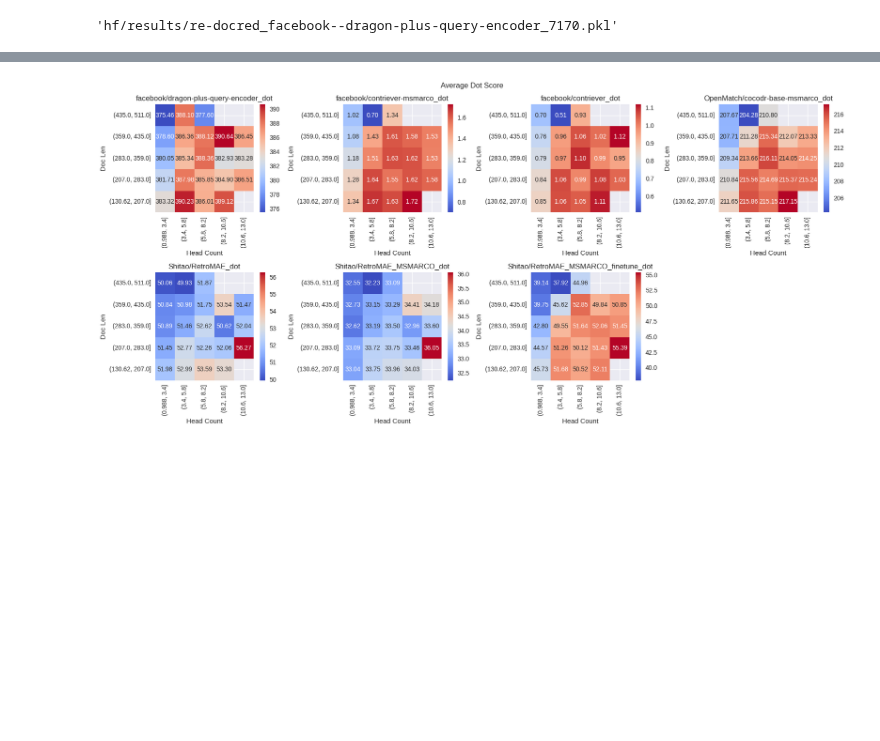
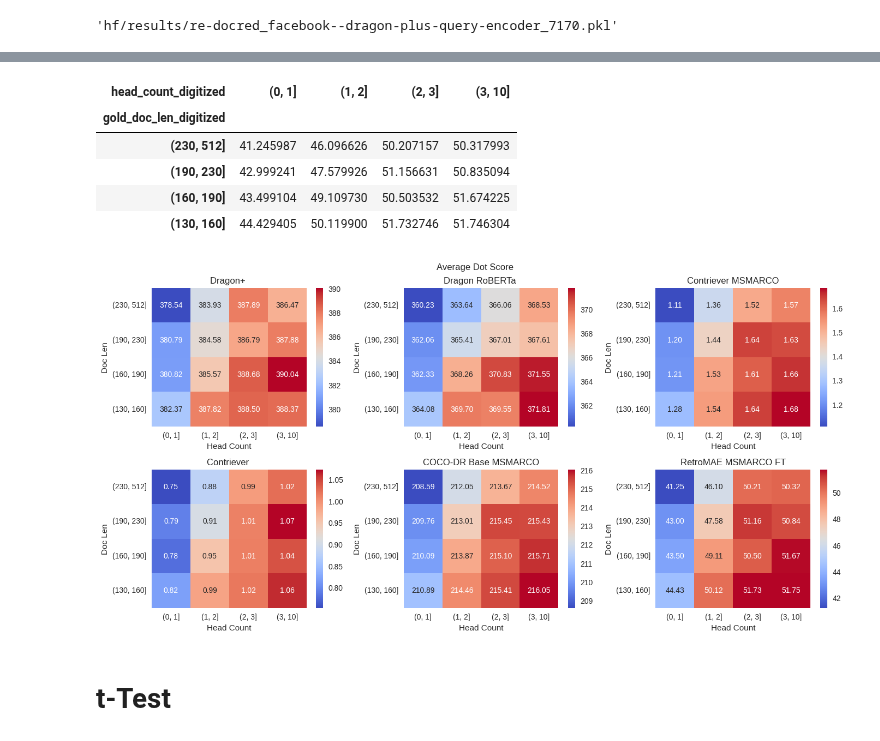
Before and after one commit to mohsenfayyaz/ColDeR, a Jupyter notebook: src/notebooks/Analysis_Repetition.ipynb, the cells around one changed output, grey strips where cells are left out. Saved outputs shown, nothing was run; the diff lists cells and outputs as text; code cells hidden in the pictures; blank space fills up the shorter version.

```diff
--- a/src/notebooks/Analysis_Repetition.ipynb
+++ b/src/notebooks/Analysis_Repetition.ipynb
@@ -44,18 +44,17 @@ df_raw.head(1)
 | 0 | test0 | When was Loud Tour published? | [Loud Tour] | {'Loud Tour': {'text': 'The Loud ... | {'len': 1000, 'max': 390.33786010... | {'Loud Tour': 390.3378601074219} | {'Loud Tour': 390.3378601074219, ... | ... |
 # %%
 class YourCustomDEModel:
-    def __init__(self, q_model, doc_model, pooling, sep: str = " ", **kwargs):
+    def __init__(self, q_model, doc_model, pooling, sep: str = " ", verbose=True, **kwargs):
         self.tokenizer = AutoTokenizer.from_pretrained(q_model)
         self.query_encoder = AutoModel.from_pretrained(q_model)
         self.context_encoder = AutoModel.from_pretrained(doc_model)
         self.pooling = pooling
         self.sep = sep
         self.device = "cuda" if torch.cuda.is_available() else "cpu"
+        self.verbose = verbose
 
     # Write your own encoding query function (Returns: Query embeddings as numpy array)
     def encode_queries(self, queries: List[str], batch_size=32, **kwargs) -> np.ndarray:
-        print("Q")
-        print(len(queries))
         return self.encode_in_batch(self.query_encoder, queries, batch_size)
 
     # Write your own encoding corpus function (Returns: Document embeddings as numpy array)
@@ -69,7 +68,7 @@ class YourCustomDEModel:
     def encode_in_batch(self, model, sentences: List[str], batch_size=32, **kwargs) -> np.ndarray:
         model.to(self.device)
         all_embeddings = []
-        for batch in tqdm(torch.utils.data.DataLoader(sentences, batch_size=batch_size, shuffle=False)):
+        for batch in tqdm(torch.utils.data.DataLoader(sentences, batch_size=batch_size, shuffle=False), disable=not self.verbose):
             inputs = self.tokenizer(batch, padding=True, truncation=True, return_tensors='pt', max_length=512)
             inputs = {key: val.to(self.device) for key, val in inputs.items()}
             outputs = model(**inputs)
@@ -82,7 +81,7 @@ class YourCustomDEModel:
                 raise ValueError("Pooling method not supported")
             all_embeddings.extend(embeddings.detach().cpu().numpy())
         all_embeddings = np.array(all_embeddings)
-        print(all_embeddings.shape)
+        if self.verbose: print(all_embeddings.shape)
         return all_embeddings
 
     def mean_pooling(self, token_embeddings, mask):
@@ -96,12 +95,14 @@ def digitize_col(df_col, bins) -> pd.DataFrame:
 
 cfgs = [
     ("facebook/dragon-plus-query-encoder", "facebook/dragon-plus-context-encoder", "cls"),
+    ("facebook/dragon-roberta-query-encoder", "facebook/dragon-roberta-context-encoder", "cls"),
     ("facebook/contriever-msmarco", "facebook/contriever-msmarco", "avg"),
     ("facebook/contriever", "facebook/contriever", "avg"),
     ("OpenMatch/cocodr-base-msmarco", "OpenMatch/cocodr-base-msmarco", "cls"),
-    ("Shitao/RetroMAE", "Shitao/RetroMAE", "cls"),
-    ("Shitao/RetroMAE_MSMARCO", "Shitao/RetroMAE_MSMARCO", "cls"),
-    ("Shitao/RetroMAE_MSMARCO_finetune", "Shitao/RetroMAE_MSMARCO_finetune", "cls")
+    ("Shitao/RetroMAE_MSMARCO_finetune", "Shitao/RetroMAE_MSMARCO_finetune", "cls"),
+
+    # ("Shitao/RetroMAE", "Shitao/RetroMAE", "cls"),
+    # ("Shitao/RetroMAE_MSMARCO", "Shitao/RetroMAE_MSMARCO", "cls"),
 ]
 
 df = df_raw.copy()
@@ -160,23 +145,45 @@ You should probably TRAIN this model on a down-stream task to be able to use it
 # %%
 df["head_count"] = df["head_entity"].str.len()
 bins = 5
-df["head_count_digitized"] = digitize_col(df["head_count"], bins=bins)
-df["gold_doc_len_digitized"] = digitize_col(df["gold_doc_len"], bins=bins)
+bins_head = [0, 1, 2, 3, 10]
+bins_doc = [130, 160, 190, 230, 512]
+df["head_count_digitized"] = pd.cut(df["head_count"], bins=bins_head)
+df["gold_doc_len_digitized"] = pd.cut(df["gold_doc_len"], bins=bins_doc)
 
 # df = df[["head_entity", "head_count", "gold_doc_len", "head_count_digitized", "gold_doc_len_digitized"]]
+model_mappings = {
+    "OpenMatch/cocodr-base-msmarco": ("COCO-DR", "Base MSMARCO"),
+    "Shitao/RetroMAE_MSMARCO_finetune": ("RetroMAE", "MSMARCO FT"),
+    "Shitao/RetroMAE_MSMARCO": ("RetroMAE", "MSMARCO"),
+    "Shitao/RetroMAE": ("RetroMAE", ""),
+    "facebook/contriever-msmarco": ("Contriever", "MSMARCO"),
+    "facebook/contriever": ("Contriever", ""),
+    "facebook/dragon-plus-query-encoder": ("Dragon+", ""),
+    "facebook/dragon-roberta-query-encoder": ("Dragon RoBERTa", ""),
+}
 
-plt.figure(figsize=(17, 8))
+plt.figure(figsize=(14, 10))
 for i, col in enumerate(plot_col_dots):
-    plt.subplot(2, 4, i+1)
+    plt.subplot(3, 3, i+1)
     dfp = df.pivot_table(index="gold_doc_len_digitized", columns="head_count_digitized", values=col, aggfunc="mean")
     dfp = dfp.reindex(index=dfp.index[::-1])
     sns.heatmap(dfp, annot=True, fmt=".2f", cmap="coolwarm")
-    plt.title(f"{col}")
+    model_name = model_mappings[col.split("_dot")[0]][0] + " " + model_mappings[col.split("_dot")[0]][1]
+    plt.title(f"{model_name}")
     plt.ylabel("Doc Len")
     plt.xlabel("Head Count")
     # plt.show()
 plt.suptitle("Average Dot Score")
 plt.tight_layout()
 plt.savefig("figs/repetition_heatmap.pdf")
+dfp
 # %% [output]
+| head_count_digitized | (0, 1] | (1, 2] | (2, 3] | (3, 10] |
+| gold_doc_len_digitized |  |  |  |  |
+| (230, 512] | 41.245987 | 46.096626 | 50.207157 | 50.317993 |
+| (190, 230] | 42.999241 | 47.579926 | 51.156631 | 50.835094 |
+| (160, 190] | 43.499104 | 49.109730 | 50.503532 | 51.674225 |
+| (130, 160] | 44.429405 | 50.119900 | 51.732746 | 51.746304 |
-[figure, old version]
+[figure, new version]
+# %% [markdown]
+# t-Test
```
Also changed, not shown: parts of 11 cells of this notebook.
